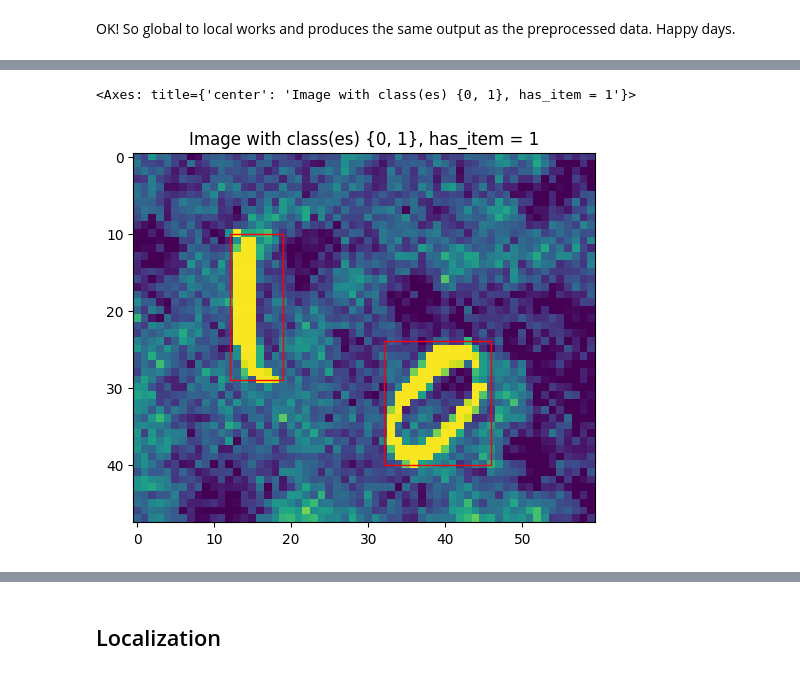
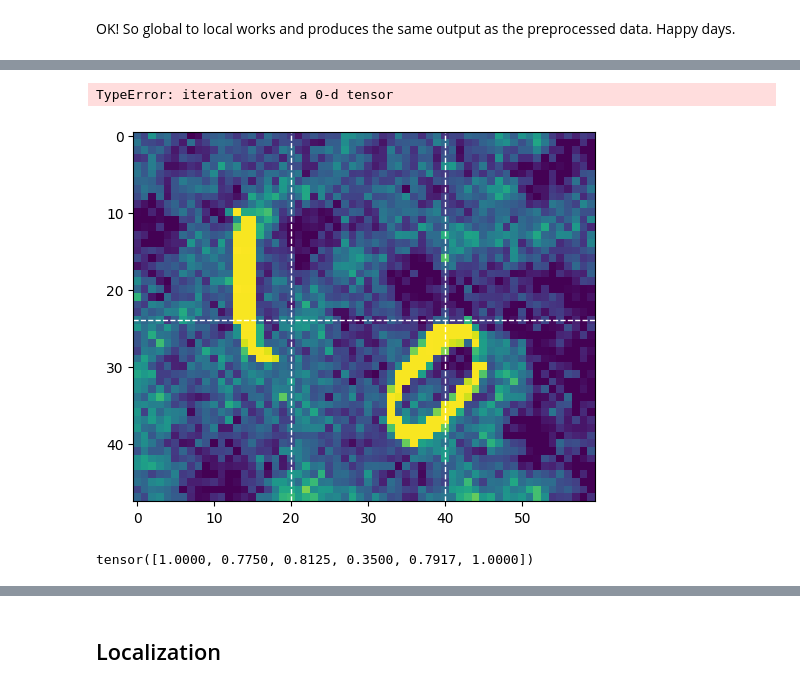
Before and after one commit to Freskoko/inf265_projects, a Jupyter notebook: assignments/src/project_2/Object_detection.ipynb, the cells around one changed output, grey strips where cells are left out. Cells and saved outputs as stored; diff of their text form; code cells hidden in the pictures.

```diff
--- a/assignments/src/project_2/Object_detection.ipynb
+++ b/assignments/src/project_2/Object_detection.ipynb
@@ -32,6 +32,7 @@ torch.manual_seed(SEED)
 torch.set_default_dtype(torch.float32)
 # %%
 IMG_HEIGHT, IMG_WIDTH = 48, 60
+TOTAL_ROWS, TOTAL_COLS = 2, 3
 DATA_DIR = Path("data")
 BATCH_SIZE = 32
 # %%
@@ -178,18 +188,17 @@ def scale_vars(x,y,w,h):
 
     return scaled_x, scaled_y, scaled_w, scaled_h
 # %%
-def plot_image_boxes(img_pixels, global_coords_ls, ax):
+def plot_image(img_pixels, global_coords_ls, ax):
     img = img_pixels.permute(1, 2, 0)
 
     ax.imshow(img)
-    # ax.grid(axis="y")
 
     rows = 2
     cols = 3
     for r in range(1, rows):
-        ax.axhline(y=r*IMG_HEIGHT/rows, color='black', linestyle='--', linewidth=1)
+        ax.axhline(y=r*IMG_HEIGHT/rows, color='white', linestyle='--', linewidth=1)
     for c in range(1, cols):
-        ax.axvline(x=c*IMG_WIDTH/cols, color='black', linestyle='--', linewidth=1)
+        ax.axvline(x=c*IMG_WIDTH/cols, color='white', linestyle='--', linewidth=1)
 
     items_in_img = set()
 
@@ -197,7 +206,7 @@ def plot_image_boxes(img_pixels, global_coords_ls, ax):
         is_item, x, y, w, h, class_label = coords
         items_in_img.add(int(class_label))
 
-        scaled_x, scaled_y, scaled_w, scaled_h = global_to_local(x, y, w, h)
+        scaled_x, scaled_y, scaled_w, scaled_h = scale_vars(x, y, w, h)
 
         ax.add_patch(
             patches.Rectangle(
@@ -225,27 +233,0 @@ plot_image_boxes(img, global_coords, axes)
-# %%
-def plot_image(img_pixels, global_coords_ls, ax):
-    img = img_pixels.permute(1, 2, 0)
-
-    ax.imshow(img)
-
-    items_in_img = set()
-
-    for coords in global_coords_ls:
-        is_item, x, y, w, h, class_label = coords
-        items_in_img.add(int(class_label))
-
-        scaled_x, scaled_y, scaled_w, scaled_h = scale_vars(x, y, w, h)
-
-        ax.add_patch(
-            patches.Rectangle(
-                (scaled_x, scaled_y),
-                scaled_w,
-                scaled_h,
-                linewidth=1,
-                edgecolor='r',
-                facecolor='none'
-            )
-        )
-
-    ax.set_title(f"Image with class(es) {items_in_img}, has_item = {int(is_item)}")
-    return ax
@@ -252,11 +294,11 @@ def plot_image(img_pixels, global_coords_ls, ax):
 # %%
 fig, axes = plt.subplots()
-
-img = dataset_train_imgs[0][0]
-global_coords = dataset_train[0]
-
-plot_image(img, global_coords, axes)
-# HERE
+plot_image(img, globals_check, ax=axes)
+# her
 # %% [output]
-<Axes: title={'center': 'Image with class(es) {0, 1}, has_item = 1'}>
+TypeError: iteration over a 0-d tensor
-[figure, old version]
+[figure, new version]
+# %%
+dataset_train_imgs[0][1][0][0]
+# %% [output]
+tensor([1.0000, 0.7750, 0.8125, 0.3500, 0.7917, 1.0000])
```
Also changed, not shown: parts of 11 cells of this notebook.
